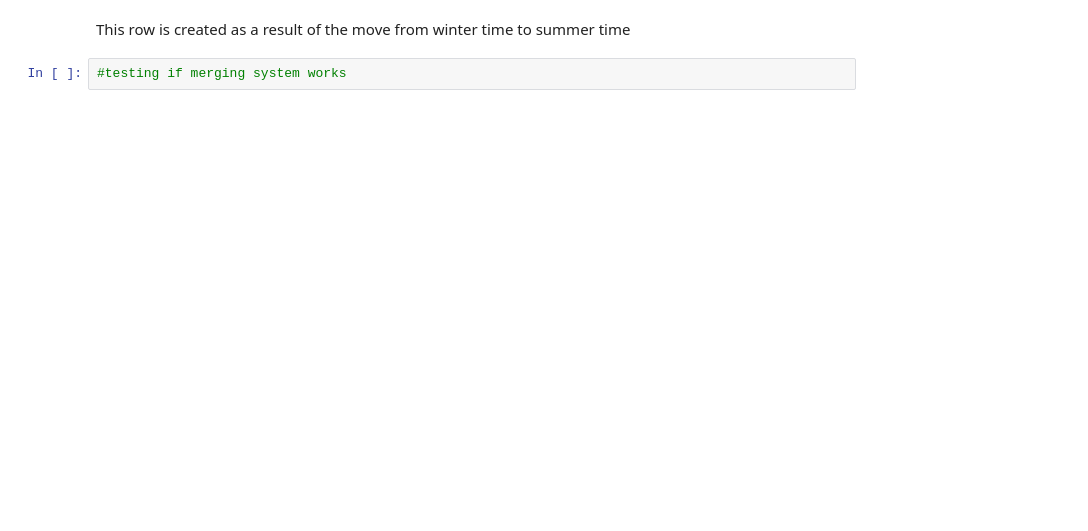
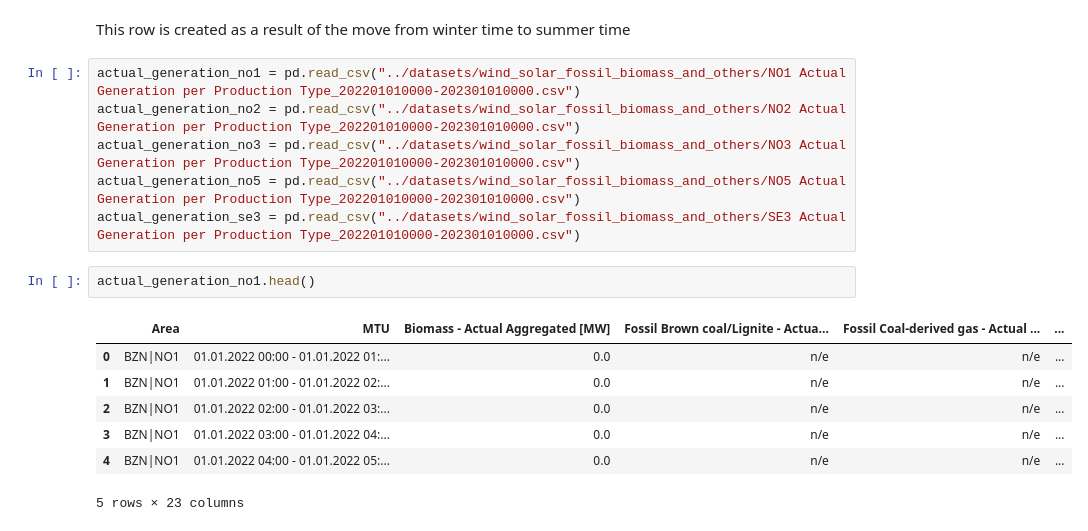
Before and after one commit to HIOF-Bachelor-Project-Group-7/Time-series-energy-price-prediction-bidding-zone-N01, a Jupyter notebook: code/data aggreagation.ipynb, the cells around one changed output. Drawn from its saved outputs; the diff is of its cells as text; blank space fills up the shorter version.

Commit message:
Actaul generation in 1 df

```diff
--- a/code/data aggreagation.ipynb
+++ b/code/data aggreagation.ipynb
@@ -115,5 +115,19 @@ null_data
 | 2042 | 27.03.2022 02:00 - 27.03.2022 03:00 | NaN | NaN | NaN | ... |
 # %% [markdown]
 This row is created as a result of the move from winter time to summer time
-# %%
-#testing if merging system works
+# %%
+actual_generation_no1 = pd.read_csv("../datasets/wind_solar_fossil_biomass_and_others/NO1 Actual Generation per Production Type_202201010000-202301010000.csv")
+actual_generation_no2 = pd.read_csv("../datasets/wind_solar_fossil_biomass_and_others/NO2 Actual Generation per Production Type_202201010000-202301010000.csv")
+actual_generation_no3 = pd.read_csv("../datasets/wind_solar_fossil_biomass_and_others/NO3 Actual Generation per Production Type_202201010000-202301010000.csv")
+actual_generation_no5 = pd.read_csv("../datasets/wind_solar_fossil_biomass_and_others/NO5 Actual Generation per Production Type_202201010000-202301010000.csv")
+actual_generation_se3 = pd.read_csv("../datasets/wind_solar_fossil_biomass_and_others/SE3 Actual Generation per Production Type_202201010000-202301010000.csv")
+# %%
+actual_generation_no1.head()
+# %% [output]
+|  | Area | MTU | Biomass - Actual Aggregated [MW] | Fossil Brown coal/Lignite - Actua... | Fossil Coal-derived gas - Actual ... | ... |
+| 0 | BZN|NO1 | 01.01.2022 00:00 - 01.01.2022 01:... | 0.0 | n/e | n/e | ... |
+| 1 | BZN|NO1 | 01.01.2022 01:00 - 01.01.2022 02:... | 0.0 | n/e | n/e | ... |
+| 2 | BZN|NO1 | 01.01.2022 02:00 - 01.01.2022 03:... | 0.0 | n/e | n/e | ... |
+| 3 | BZN|NO1 | 01.01.2022 03:00 - 01.01.2022 04:... | 0.0 | n/e | n/e | ... |
+| 4 | BZN|NO1 | 01.01.2022 04:00 - 01.01.2022 05:... | 0.0 | n/e | n/e | ... |
+5 rows × 23 columns
```
Also changed, not shown: parts of 3 cells of this notebook.
